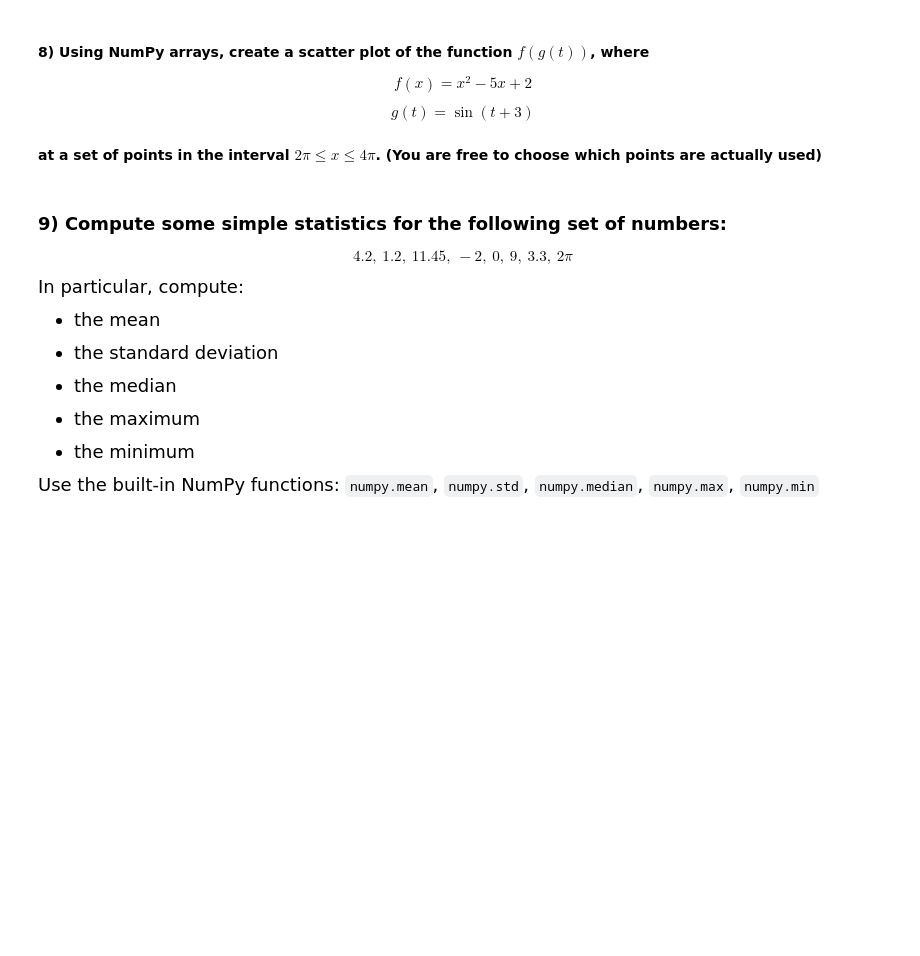
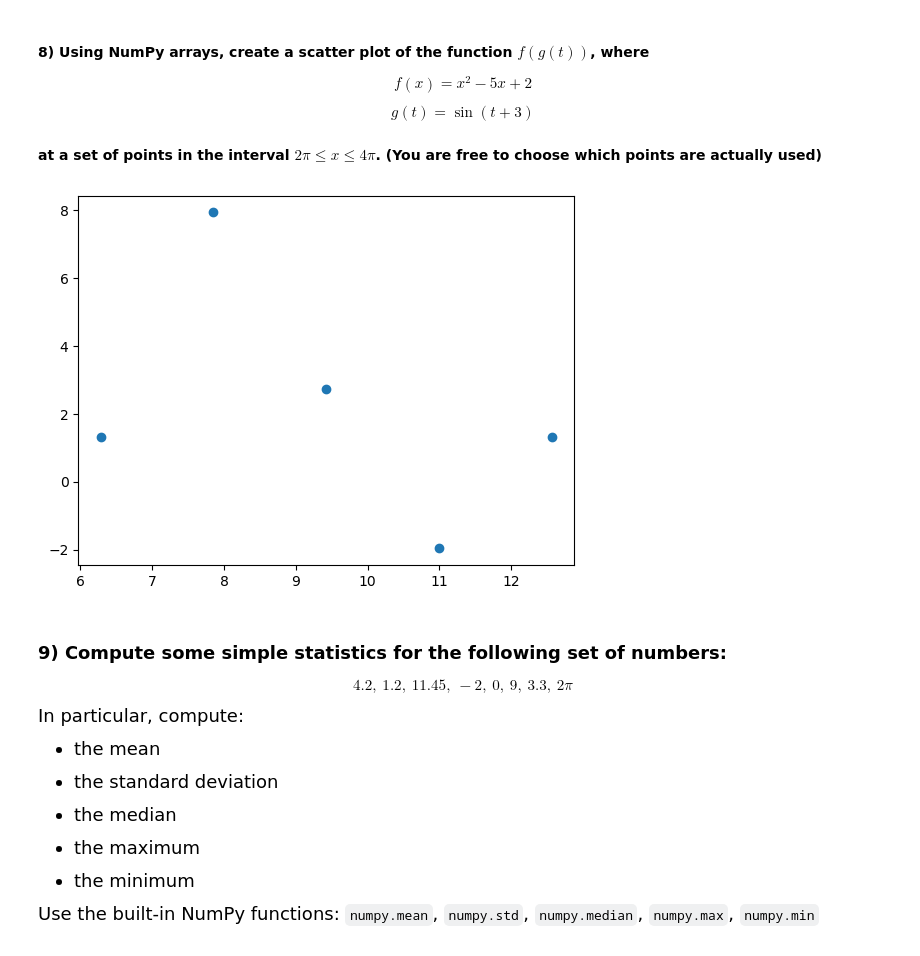
Before and after one commit to cbball-cyber/datasci151spring2026, a Jupyter notebook: lecture_06/my_lecture_06.ipynb, the cells around one changed output. Saved outputs shown, nothing was run; the diff lists cells and outputs as text; code cells hidden in the pictures; blank space fills up the shorter version.

```diff
--- a/lecture_06/my_lecture_06.ipynb
+++ b/lecture_06/my_lecture_06.ipynb
@@ -658,6 +675,13 @@ $$ g(t) = \sin(t + 3) $$
 #### at a set of points in the interval $2\pi \leq x \leq 4\pi$. (You are free to choose which points are actually used)
 # %%
 # your code here
+t = np.array([2 * np.pi, 5/2 * np.pi, 3 * np.pi, 7/2 * np.pi, 4 * np.pi])
+g_of_t = np.sin(t + 3)
+f_of_x = g_of_t ** 2 - 5 * g_of_t + 2
+plt.scatter(x = t, y = f_of_x)
+plt.show()
+# %% [output]
+[figure, added]
 # %% [markdown]
 ### **9)** Compute some simple statistics for the following set of numbers:
 
```
Also changed, not shown: parts of 6 cells of this notebook.
